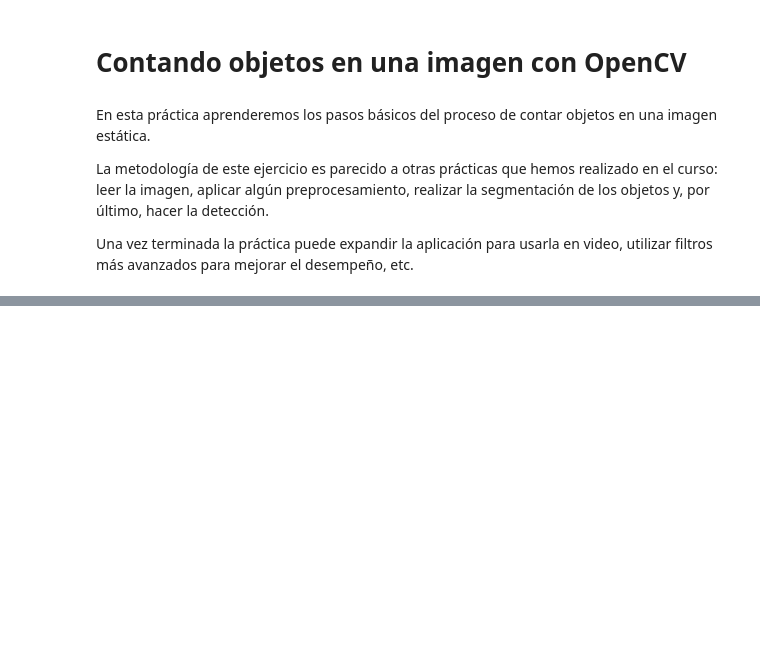
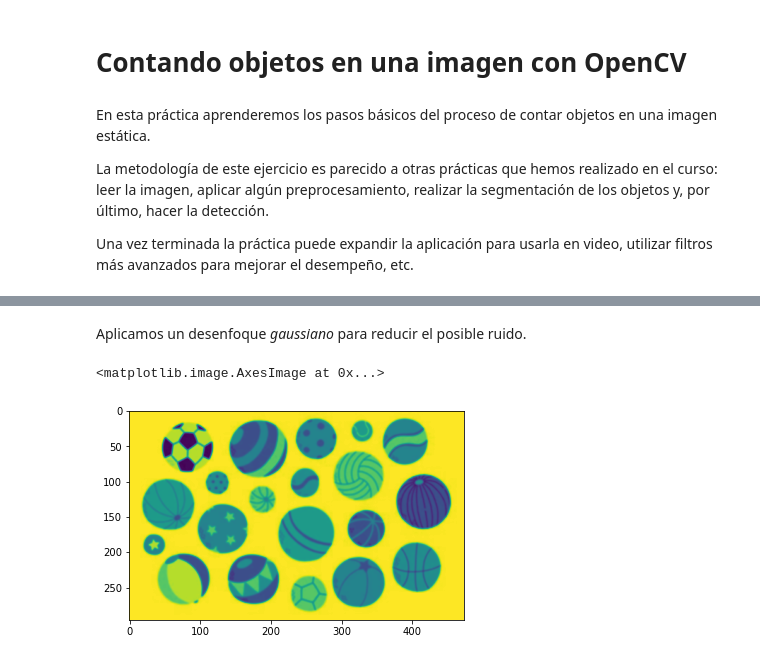
Before and after one commit to CrazyHrodgar/ICASAT2025_CVCourse, a Jupyter notebook: Practicas/ContadorObjetos/countingObjects.ipynb, the cells around one changed output, grey strips where cells are left out. Drawn from its saved outputs; the diff is of its cells as text; code cells hidden in the pictures; blank space fills up the shorter version.

```diff
--- a/Practicas/ContadorObjetos/countingObjects.ipynb
+++ b/Practicas/ContadorObjetos/countingObjects.ipynb
@@ -103,0 +33,13 @@ Error:
+# %% [markdown]
+Aplicamos un desenfoque *gaussiano* para reducir el posible ruido.
+# %%
+grayscale = cv2.GaussianBlur(grayscale, (5,5), 0)
+plt.imshow(grayscale)
+
+# Por si quieren verlo con OpenCV
+# cv2.imshow('Grayscale', grayscale)
+# cv2.waitKey(0)
+# cv2.destroyAllWindows()
+# %% [output]
+<matplotlib.image.AxesImage at 0x...>
+[figure, added]
```
Also changed, not shown: parts of 15 cells of this notebook, 14 other files.
